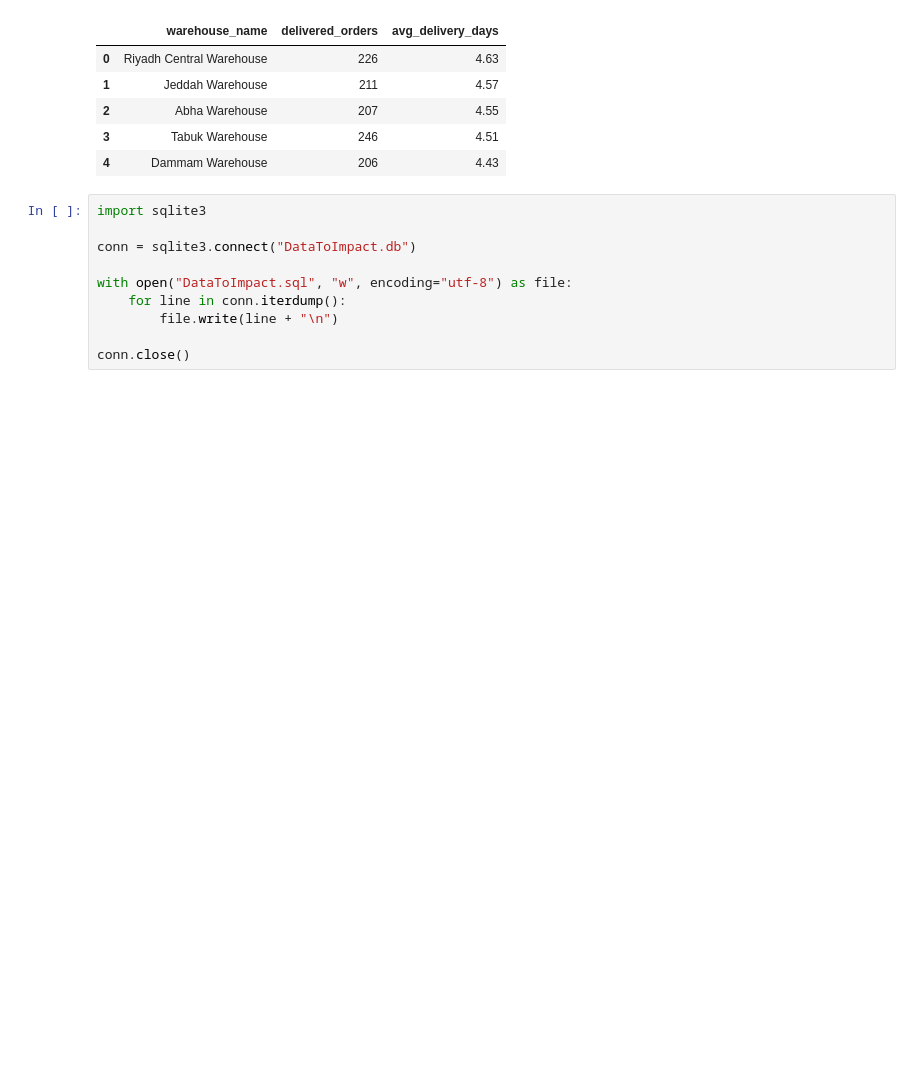
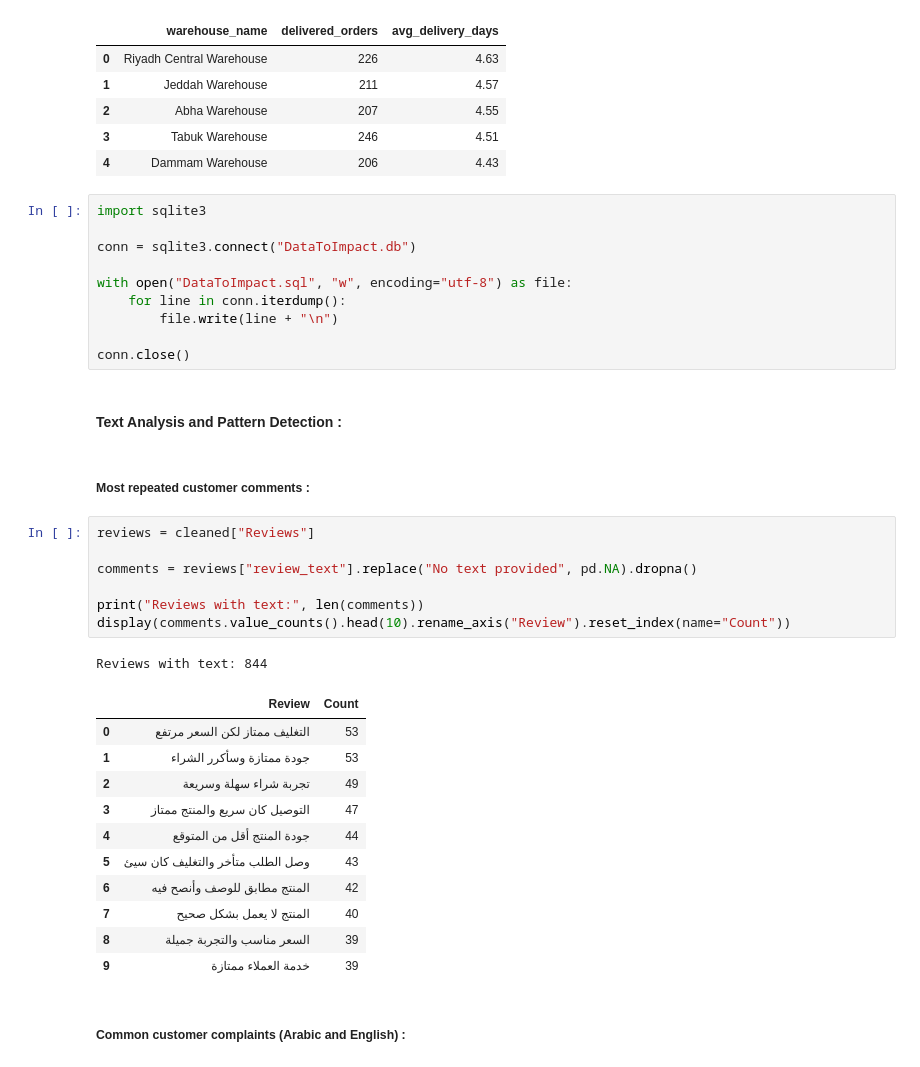
Before and after one commit to Saad711T/Customer-Insights-and-Analytics-Dashboard, a Jupyter notebook: notebook/notebook1.ipynb, the cells around one changed output. Saved outputs shown, nothing was run; the diff lists cells and outputs as text; blank space fills up the shorter version.

Commit message:
Added text analysis and patterns detction

```diff
--- a/notebook/notebook1.ipynb
+++ b/notebook/notebook1.ipynb
@@ -426,3 +426,29 @@ with open("DataToImpact.sql", "w", encoding="utf-8") as file:
         file.write(line + "\n")
 
 conn.close()
+# %% [markdown]
+#### Text Analysis and Pattern Detection :
+# %% [markdown]
+##### Most repeated customer comments :
+# %%
+reviews = cleaned["Reviews"]
+
+comments = reviews["review_text"].replace("No text provided", pd.NA).dropna()
+
+print("Reviews with text:", len(comments))
+display(comments.value_counts().head(10).rename_axis("Review").reset_index(name="Count"))
+# %% [output]
+Reviews with text: 844
+|  | Review | Count |
+| 0 | التغليف ممتاز لكن السعر مرتفع | 53 |
+| 1 | جودة ممتازة وسأكرر الشراء | 53 |
+| 2 | تجربة شراء سهلة وسريعة | 49 |
+| 3 | التوصيل كان سريع والمنتج ممتاز | 47 |
+| 4 | جودة المنتج أقل من المتوقع | 44 |
+| 5 | وصل الطلب متأخر والتغليف كان سيئ | 43 |
+| 6 | المنتج مطابق للوصف وأنصح فيه | 42 |
+| 7 | المنتج لا يعمل بشكل صحيح | 40 |
+| 8 | السعر مناسب والتجربة جميلة | 39 |
+| 9 | خدمة العملاء ممتازة | 39 |
+# %% [markdown]
+##### Common customer complaints (Arabic and English) :
```
Also changed, not shown: parts of 3 cells of this notebook.
